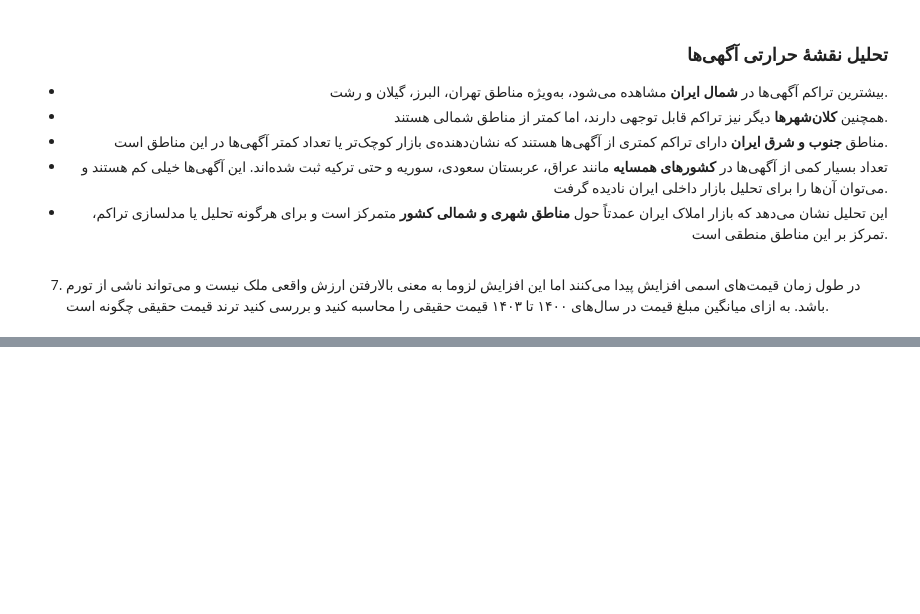
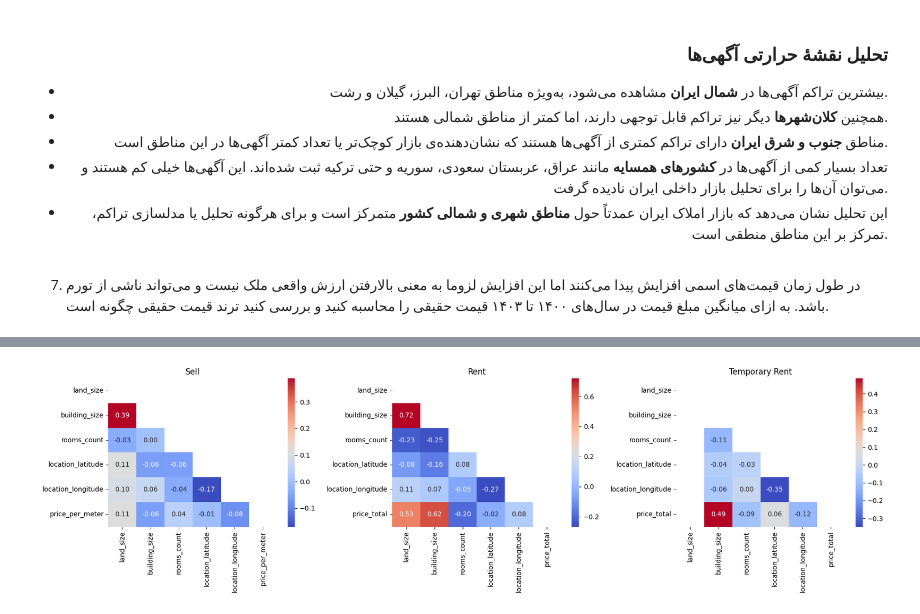
Before and after one commit to Navidbyti/real-estate-ml-project, a Jupyter notebook: 1-Questions/questions-final.ipynb, the cells around one changed output, grey strips where cells are left out. Saved outputs shown, nothing was run; the diff lists cells and outputs as text; code cells hidden in the pictures; blank space fills up the shorter version.

```diff
--- a/1-Questions/questions-final.ipynb
+++ b/1-Questions/questions-final.ipynb
@@ -129,0 +139,9 @@ df_divar = pd.read_csv("C:\Users\Memari\Downloads\Divar.csv")
+# %%
+Divar_df = pd.read_csv("F:\Backup\Drive E\Quera\Project_1_ML\Divar.csv")
+Divar_df['created_at_month'] = pd.to_datetime(Divar_df['created_at_month'])
+
+Divar_df['created_at_jalali'] = Divar_df['created_at_month'].apply(
+    lambda x: jdatetime.date.fromgregorian(date=x.date())
+)
+Divar_df['jalali_month'] = Divar_df['created_at_jalali'].apply(lambda x: x.month)
+Divar_df['jalali_year'] = Divar_df['created_at_jalali'].apply(lambda x: x.year)
@@ -129,0 +273,4 @@ df_divar = pd.read_csv("C:\Users\Memari\Downloads\Divar.csv")
+# %%
+Divar_df['rooms_count'].replace({ "بدون اتاق":0, "یک":11, "دو":2, "سه":3, "چهار":4, "پنج یا بیشتر":5}, inplace=True)
+
+base_cols = [ 'land_size', 'building_size', 'rooms_count', 'location_latitude', 'location_longitude']
@@ -129,0 +287,2 @@ df_divar = pd.read_csv("C:\Users\Memari\Downloads\Divar.csv")
+# %%
+scaler = StandardScaler()
@@ -129,0 +385,26 @@ df_divar = pd.read_csv("C:\Users\Memari\Downloads\Divar.csv")
+# %%
+mask = np.triu(np.ones_like(corr_sell, dtype=bool))
+
+
+fig, axes = plt.subplots(1, 3, figsize=(18,5))
+
+mask_sell = np.triu(np.ones_like(corr_sell, dtype=bool))
+mask_rent = np.triu(np.ones_like(corr_rent, dtype=bool))
+mask_temp = np.triu(np.ones_like(corr_temp, dtype=bool))
+
+sns.heatmap(corr_sell, annot=True, fmt='.2f', cmap='coolwarm',
+            mask=mask_sell, ax=axes[0])
+axes[0].set_title('Sell')
+
+sns.heatmap(corr_rent, annot=True, fmt='.2f', cmap='coolwarm',
+            mask=mask_rent, ax=axes[1])
+axes[1].set_title('Rent')
+
+sns.heatmap(corr_temp, annot=True, fmt='.2f', cmap='coolwarm',
+            mask=mask_temp, ax=axes[2])
+axes[2].set_title('Temporary Rent')
+
+plt.tight_layout()
+plt.show()
+# %% [output]
+[figure, added]
```
Also changed, not shown: parts of 12 cells of this notebook.
